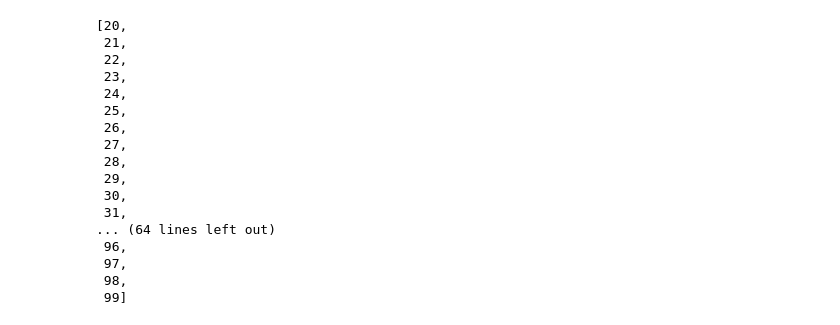
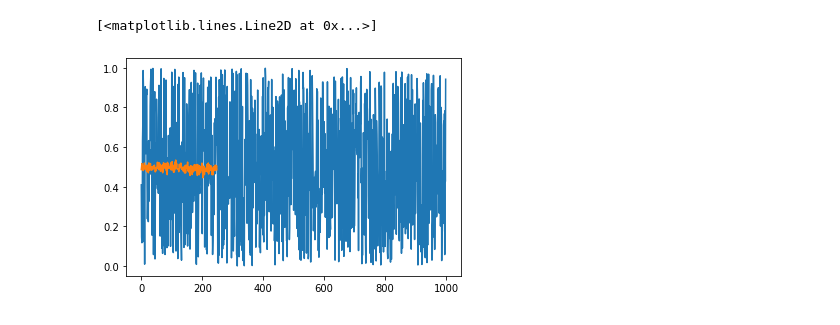
Before and after one commit to nnao45/jaist-my-jupyter, a Jupyter notebook: notebook/core/core.ipynb, the cells around one changed output. Saved outputs shown, nothing was run; the diff lists cells and outputs as text; code cells hidden in the pictures.

```diff
--- a/notebook/core/core.ipynb
+++ b/notebook/core/core.ipynb
@@ -78,0 +97,37 @@ def disten(ser: List[float], m: int = 2, tau: int = 8 , B: int = 512) -> float:
+# %%
+from tqdm import tqdm
+def no_stripe_entropy(trajectory):
+    """
+    Calculates the Shannon Entropy of the diffusion trajectory.
+    Generates a range of window lengths L. Steps each one along
+    `trajectory` and computes the displacement of `trajectory`
+    over each window position. Bins these displacements, and divides
+    by the sum of all bins to make the probability distribution `p`.
+    Puts `p` into the equation for Shannon Entropy to get s(L).
+    Repeats for all L in range `WindowLengths`.
+    Parameters
+    ----------
+    trajectory : array_like
+        Diffusion trajectory. FOR NO STRIPES JUST PASS THE DATA SERIES.
+    Returns
+    ----------
+    S : ndarray
+        Shannon Entropy values, S(L).
+    window_lengths : ndarray
+        Window lengths, L.
+    Notes
+    ----------
+    `tqdm()` makes the progress bar appear.
+    """
+    window_lengths = np.arange(1, int(0.25*len(trajectory)), 1)
+    S = []
+    for L in tqdm(window_lengths):
+        window_starts = np.arange(0, len(trajectory)-L, 1)
+        window_ends = np.arange(L, len(trajectory), 1)
+        displacements = trajectory[window_starts] - trajectory[window_ends]
+        counts, bin_edge = np.histogram(displacements, bins='doane')
+        counts = np.array(counts[counts != 0])
+        binsize = bin_edge[1] - bin_edge[0]
+        P = counts / sum(counts)
+        S.append(-sum(P*np.log(P)) + np.log(binsize))
+    return S, window_lengths
@@ -79,3 +201,11 @@ def disten(ser: List[float], m: int = 2, tau: int = 8 , B: int = 512) -> float:
+# %%
+data = np.random.rand(1000)
+result, length = no_stripe_entropy(data)
+plt.plot(data)
+plt.plot(result)
+# %% [output]
+[<matplotlib.lines.Line2D at 0x...>]
+[figure, added]
 # %%
 def disten_loop(ser: List[float], batch_size = 300) -> List[float]:
     return [disten(ser[index:index+batch_size]) for index in range(len(ser[batch_size:]))]
@@ -98,23 +231,3 @@ def sampen_loop(ser: List[float], batch_size = 300) -> List[float]:
 # %%
 def df_to_list(df: pd.DataFrame)-> np.ndarray:
     return np.array(list(itertools.chain.from_iterable(df.to_numpy())))
-# %%
-list(range(100)[20:])
-# %% [output]
-[20,
- 21,
- 22,
- 23,
- 24,
- 25,
- 26,
- 27,
- 28,
- 29,
- 30,
- 31,
-... (64 lines left out)
- 96,
- 97,
- 98,
- 99]
```
Also changed, not shown: parts of 7 cells of this notebook, 6 other files.
